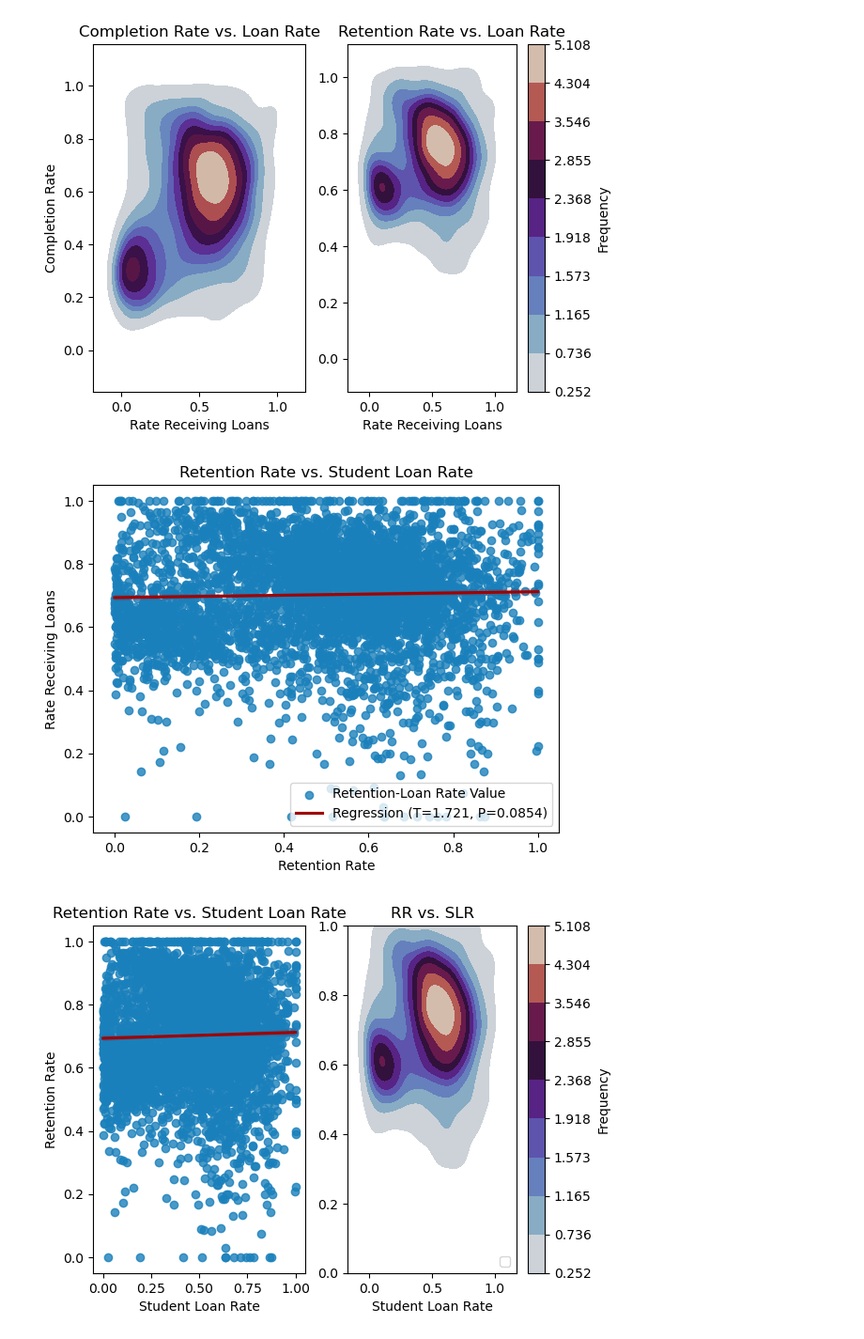
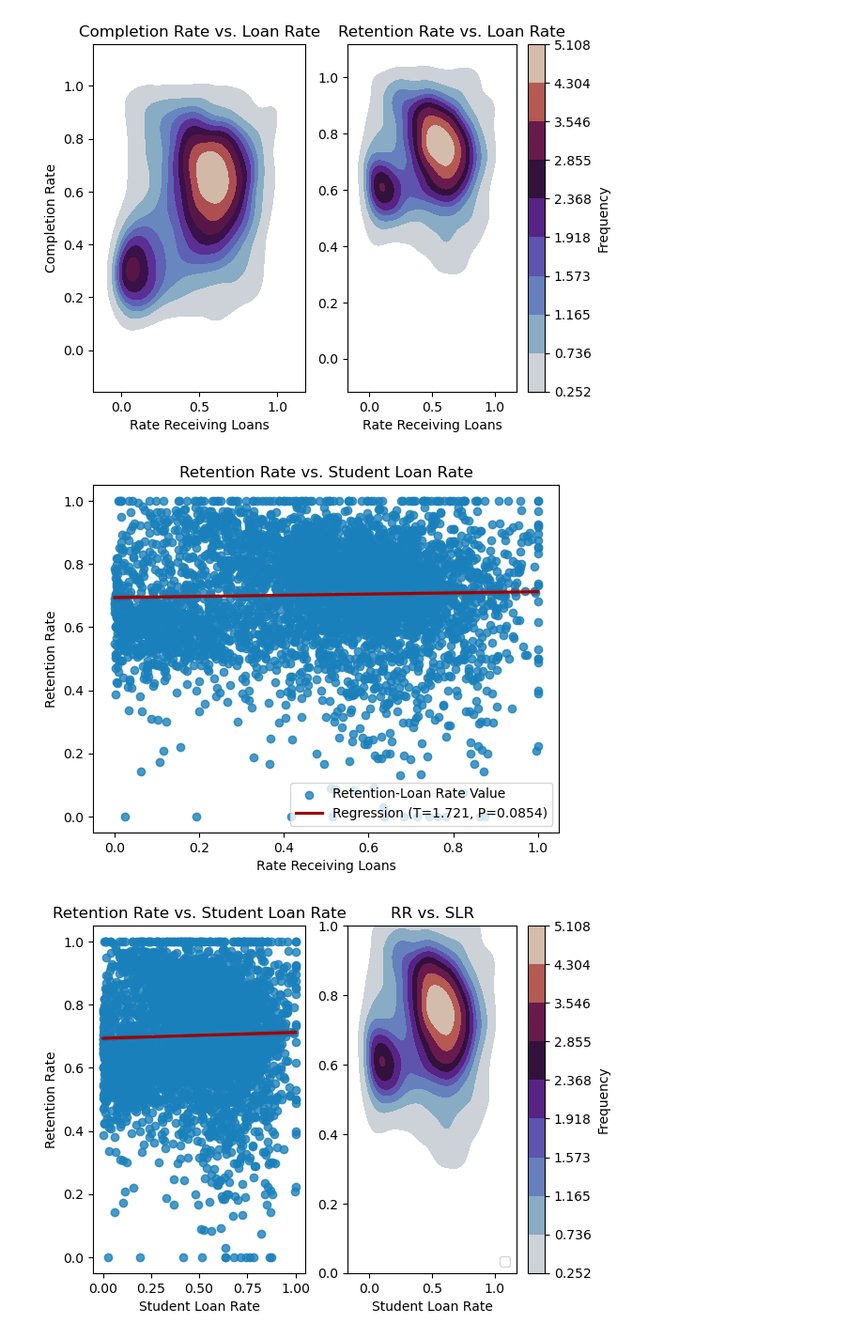
Before and after one commit to dimmediato/College_Scorecard_Data, a Jupyter notebook: Python Files/College Scorecard Tables-Negative.ipynb, the cells around one changed output. Shown at 94% size. Cells and saved outputs as stored; diff of their text form; code cells hidden in the pictures.

```diff
--- a/Python Files/College Scorecard Tables-Negative.ipynb
+++ b/Python Files/College Scorecard Tables-Negative.ipynb
@@ -43,11 +43,11 @@ plt.savefig('CRandRRLRHeat.png')
 # %%
 sns.regplot(x=Scorecard_NA["PCTFLOAN"], y=Scorecard_NA["RET_FT4_POOLED"],
             scatter_kws={"color": "#1a80bb"}, line_kws={"color": "#a00000"}).set(
-    title="Retention Rate vs. Student Loan Rate", xlabel='Retention Rate', ylabel='Rate Receiving Loans')
+    title="Retention Rate vs. Student Loan Rate", xlabel='Rate Receiving Loans', ylabel="Retention Rate")
 plt.legend(loc ="lower right", labels=["Retention-Loan Rate Value", "Regression (T=1.721, P=0.0854)"])
 plt.savefig('StudentLoanRate.png')
 # %% [output]
-[figure, old version]
+[figure, new version]
 # %%
 fig, axs = plt.subplots(ncols=2)
 sns.regplot(x=Scorecard_NA["PCTFLOAN"], y=Scorecard_NA["RET_FT4_POOLED"],
```
Also changed, not shown: parts of 2 cells of this notebook, 1 other file.
